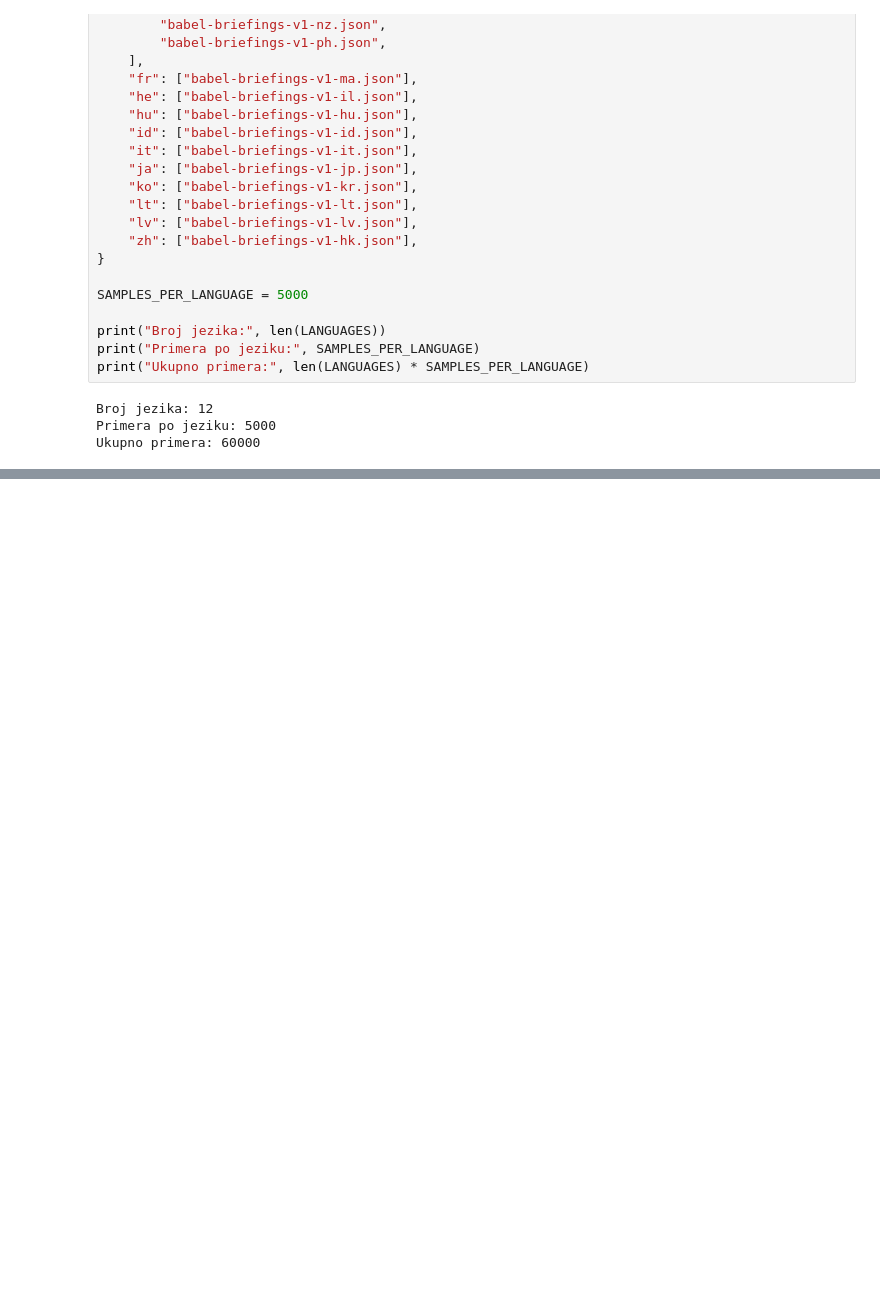
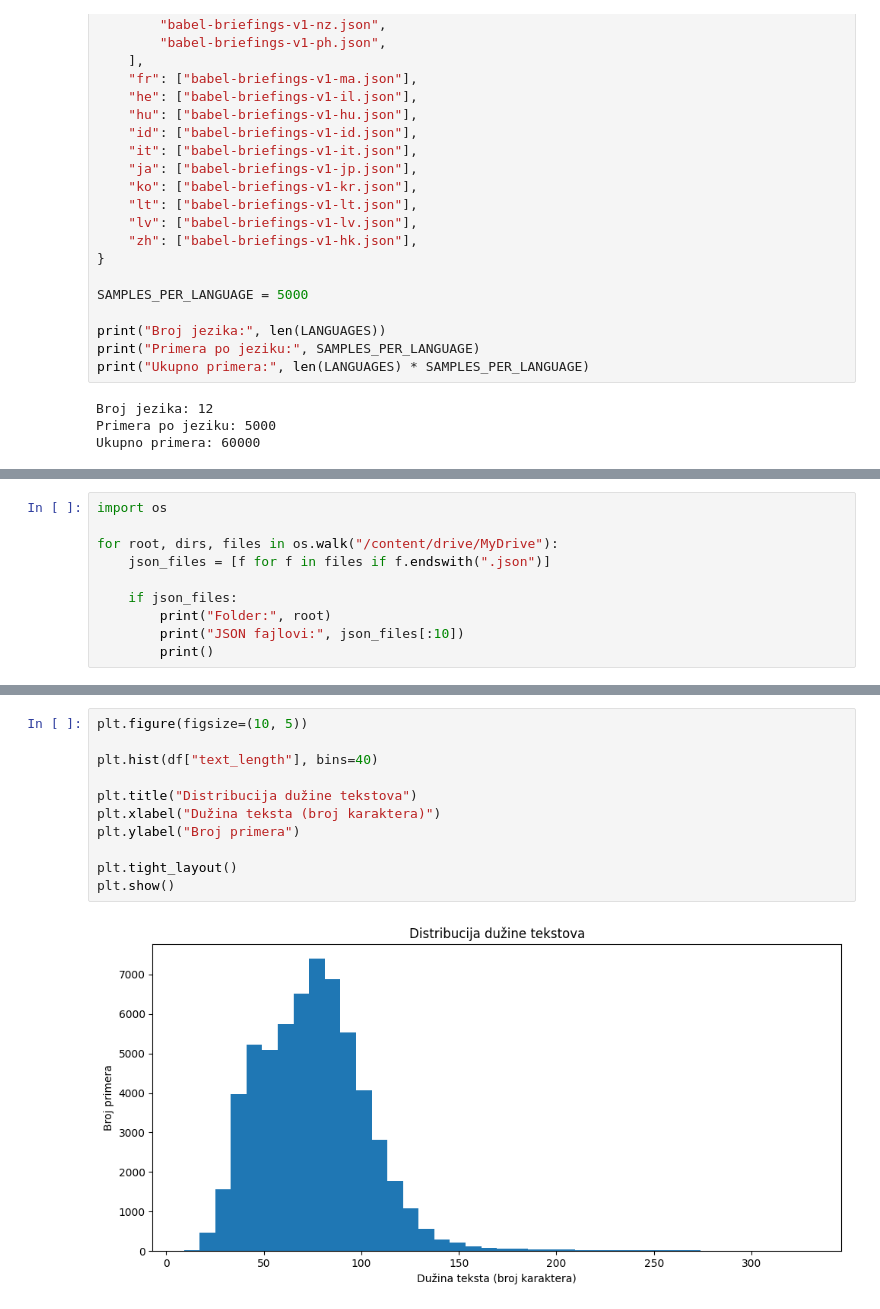
Before and after one commit to minadjordjevic/Language-Classification, a Jupyter notebook: language_classification.ipynb, the cells around one changed output, grey strips where cells are left out. Saved outputs shown, nothing was run; the diff lists cells and outputs as text; blank space fills up the shorter version.

```diff
--- a/language_classification.ipynb
+++ b/language_classification.ipynb
@@ -34,0 +41,10 @@ Ukupno primera: 60000
+# %%
+import os
+
+for root, dirs, files in os.walk("/content/drive/MyDrive"):
+    json_files = [f for f in files if f.endswith(".json")]
+
+    if json_files:
+        print("Folder:", root)
+        print("JSON fajlovi:", json_files[:10])
+        print()
@@ -34,0 +290,13 @@ Ukupno primera: 60000
+# %%
+plt.figure(figsize=(10, 5))
+
+plt.hist(df["text_length"], bins=40)
+
+plt.title("Distribucija dužine tekstova")
+plt.xlabel("Dužina teksta (broj karaktera)")
+plt.ylabel("Broj primera")
+
+plt.tight_layout()
+plt.show()
+# %% [output]
+[figure, added]
```
Also changed, not shown: parts of 14 cells of this notebook.
